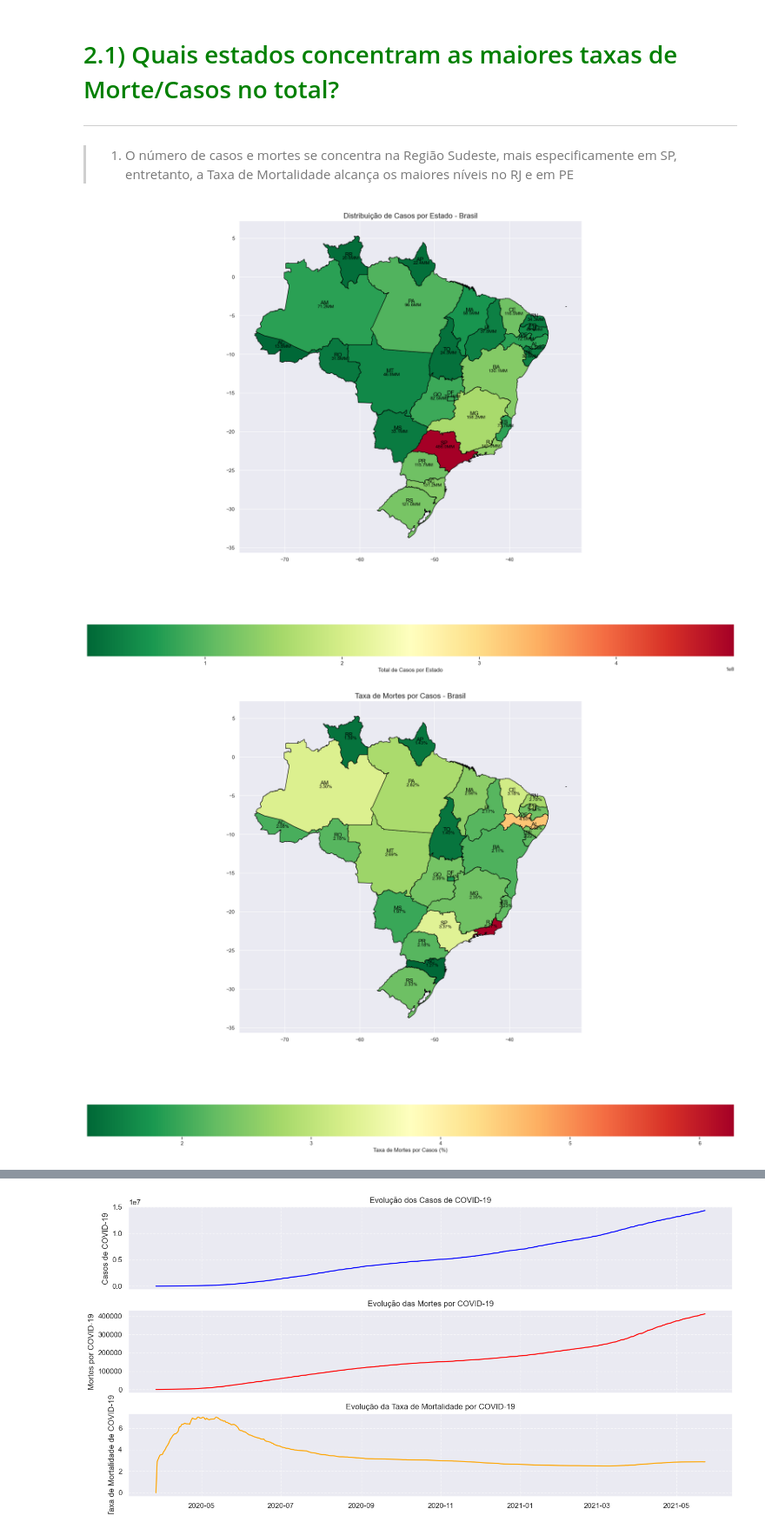
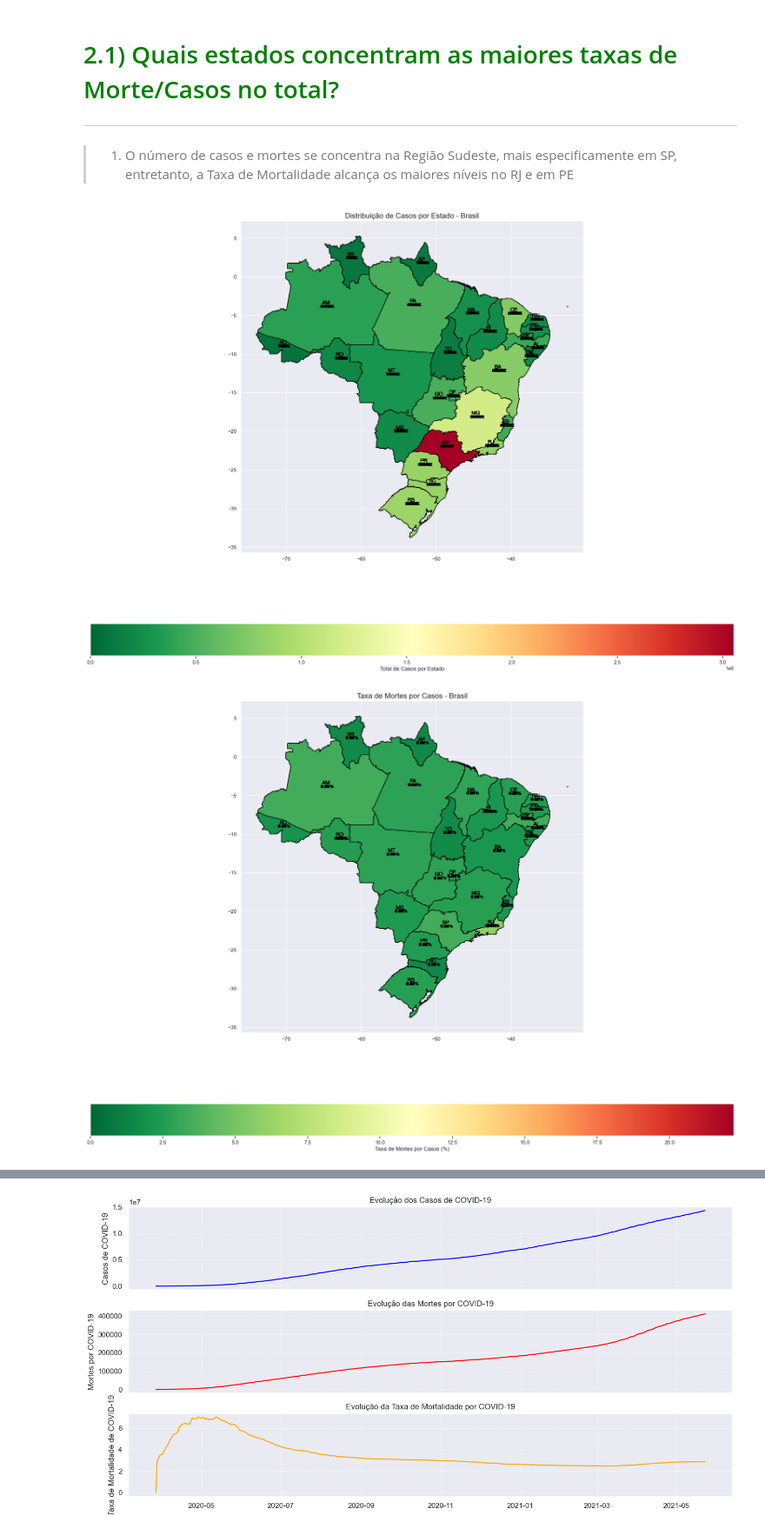
Before and after one commit to leonardovargas10/Modelo_Forecasting_Temperature-, a Jupyter notebook: Modelo_Forecasting.ipynb, the cells around one changed output, grey strips where cells are left out. Shown at 87% size. Saved outputs shown, nothing was run; the diff lists cells and outputs as text; code cells hidden in the pictures.

```diff
--- a/Modelo_Forecasting.ipynb
+++ b/Modelo_Forecasting.ipynb
@@ -257,7 +281,7 @@ url = 'https://raw.githubusercontent.com/codeforamerica/click_that_hood/master/p
 gdf = gpd.read_file(url)
 
 # Unindo os dados de casos com os dados de geolocalização dos estados
-gdf = gdf.set_index('sigla').join(df_raw_states_cross_section.set_index('state'))
+gdf = gdf.set_index('sigla').join(df_raw_time_series_states.set_index('state'))
 
 # Plotando o mapa
 fig, ax = plt.subplots(1, 1, figsize=(20, 15))
@@ -296,39 +320,39 @@ url = 'https://raw.githubusercontent.com/codeforamerica/click_that_hood/master/p
 gdf = gpd.read_file(url)
 
 # Unindo os dados de taxas com os dados de geolocalização dos estados
-gdf = gdf.set_index('sigla').join(df_raw_states_cross_section.set_index('state'))
+gdf = gdf.set_index('sigla').join(df_raw_time_series_states.set_index('state'))
 
 # Plotando o mapa
 fig, ax = plt.subplots(1, 1, figsize=(20, 15))
 
 # Plotando o mapa com cores que variam de verde (menor taxa) a vermelho (maior taxa)
 gdf.plot(column='tax_deaths_per_cases', ax=ax, legend=True,
          legend_kwds={'label': "Taxa de Mortes por Casos (%)",
                       'orientation': "horizontal"},
          cmap='RdYlGn_r', edgecolor='black')
 
 # Adicionando a taxa de mortes por caso em cada estado
 for idx, row in gdf.iterrows():
     # Obtendo o centroide de cada estado
     x, y = row.geometry.centroid.x, row.geometry.centroid.y
 
     # Formatando a taxa de mortes
     formatted_rate = f'{row["tax_deaths_per_cases"]:.2f}%'
 
     # Adicionando a taxa de mortes no centroide do estado
     ax.annotate(f'{formatted_rate}', xy=(x, y), xytext=(3, 3), textcoords="offset points",
                 fontsize=10, color='black', ha='center')
 
     # Adicionando a sigla do estado no centroide
     ax.annotate(f'{row.name}', xy=(x, y), xytext=(0, 10), textcoords="offset points",
                 fontsize=12, color='black', ha='center')
 
 # Adicionando o título
 ax.set_title("Taxa de Mortes por Casos - Brasil", fontsize=16)
 
 # Exibindo o mapa
 plt.tight_layout()
 plt.show()
 # %% [output]
-[figure, old version]
+[figure, new version]
-[figure, old version]
+[figure, new version]
```
Also changed, not shown: parts of 14 cells of this notebook.
